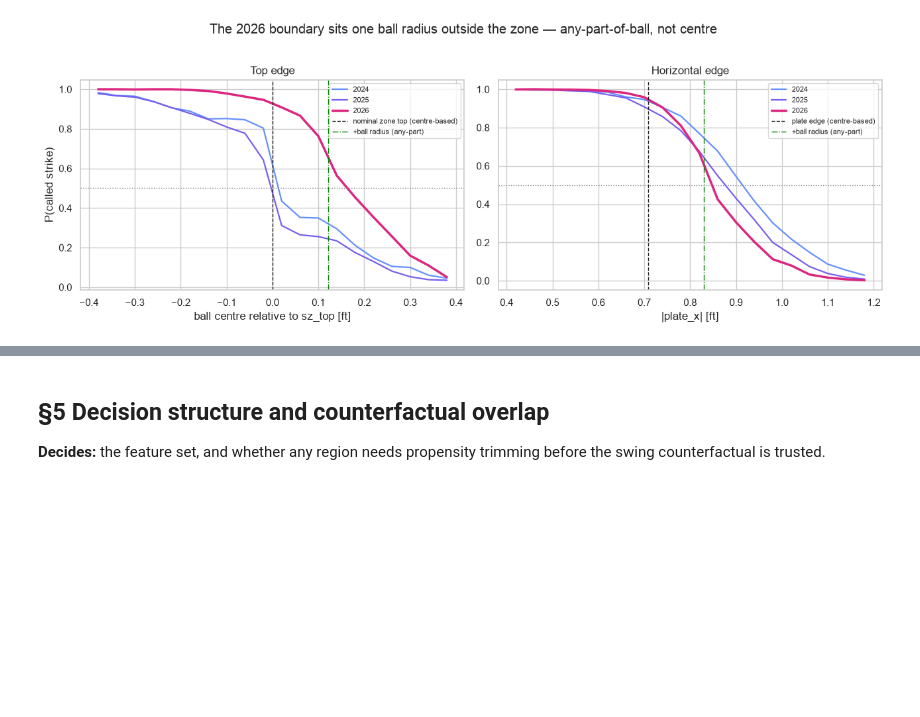
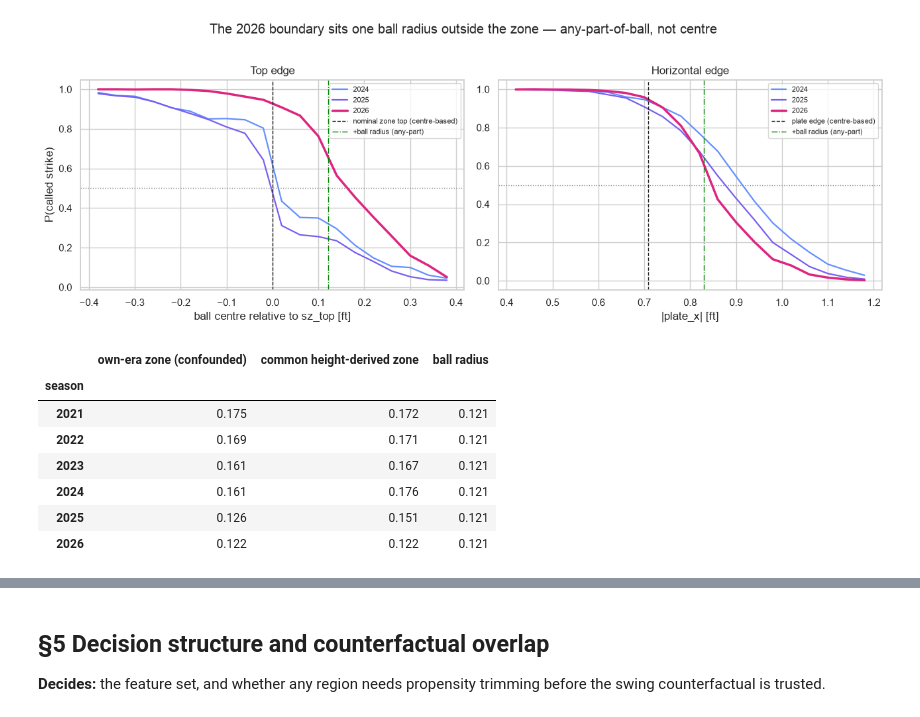
Before and after one commit to Jack1021ohoh/batter_decision_value, a Jupyter notebook: notebooks/eda.ipynb, the cells around one changed output, grey strips where cells are left out. Drawn from its saved outputs; the diff is of its cells as text; code cells hidden in the pictures; blank space fills up the shorter version.

```diff
--- a/notebooks/eda.ipynb
+++ b/notebooks/eda.ipynb
@@ -451,3 +428,39 @@ fig.suptitle('The 2026 boundary sits one ball radius outside the zone — any-pa
 fig.tight_layout()
 # %% [output]
 [figure]
+# %%
+# Zone-edge sharpness. This MUST use one zone definition across eras: the ABS
+# nominal zone is ~2.8 in shorter than the operator-set zone it replaced, so
+# measuring "distance past the edge" in each era's own units makes 2026 look
+# more generous than it really is. Recover height from the 2026 band (above)
+# and apply the same zone to every season.
+d = D.add_common_zone(df)
+tk2 = d[~d.swing & d.outcome.isin(['ball', 'called_strike'])].copy()
+tk2['cs'] = tk2.outcome.eq('called_strike')
+
+def edge_of(g, top, bot):
+    dx = g.plate_x_mid.abs() - D.PLATE_HALF_WIDTH_FT
+    dz = np.maximum(g.plate_z_mid - g[top], g[bot] - g.plate_z_mid)
+    return np.maximum(dx, dz)
+
+tk2['edge_common'] = edge_of(tk2, 'zone_top', 'zone_bot')   # like-for-like
+tk2['edge_own'] = edge_of(tk2, 'sz_top', 'sz_bot')          # each era's own units
+
+rows = []
+for s in SEASONS:
+    g = tk2[tk2.season == s]
+    rows.append({'season': s,
+                 'own-era zone (confounded)': crossing(g.edge_own.to_numpy(), g.cs.to_numpy(), -0.25, 0.35),
+                 'common height-derived zone': crossing(g.edge_common.to_numpy(), g.cs.to_numpy(), -0.25, 0.35)})
+sharp = pd.DataFrame(rows).set_index('season').round(3)
+sharp['ball radius'] = BALL_R
+sharp
+# %% [output]
+|  | own-era zone (confounded) | common height-derived zone | ball radius |
+| season |  |  |  |
+| 2021 | 0.175 | 0.172 | 0.121 |
+| 2022 | 0.169 | 0.171 | 0.121 |
+| 2023 | 0.161 | 0.167 | 0.121 |
+| 2024 | 0.161 | 0.176 | 0.121 |
+| 2025 | 0.126 | 0.151 | 0.121 |
+| 2026 | 0.122 | 0.122 | 0.121 |
```
Also changed, not shown: parts of 5 cells of this notebook, 2 other files.
